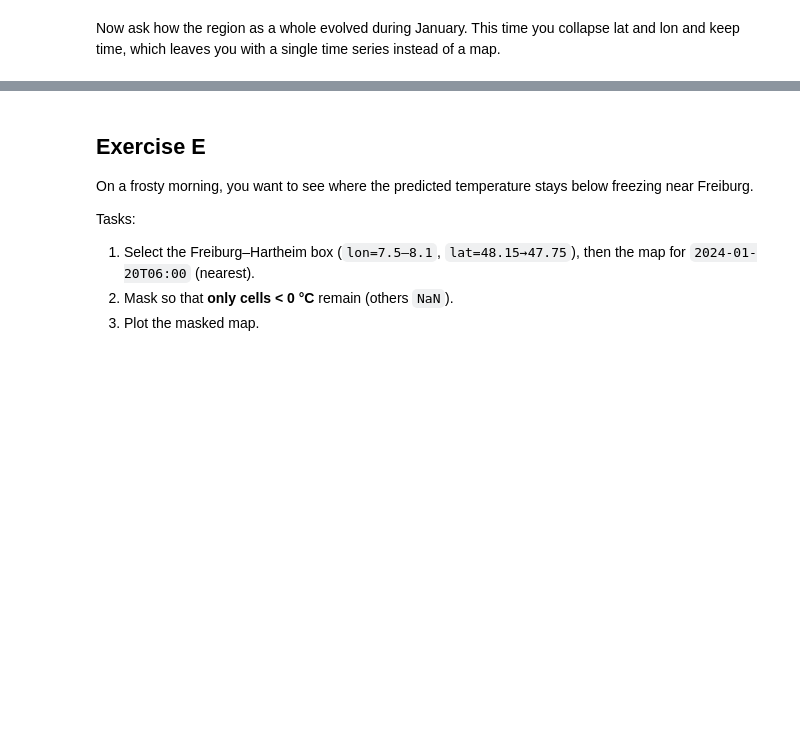
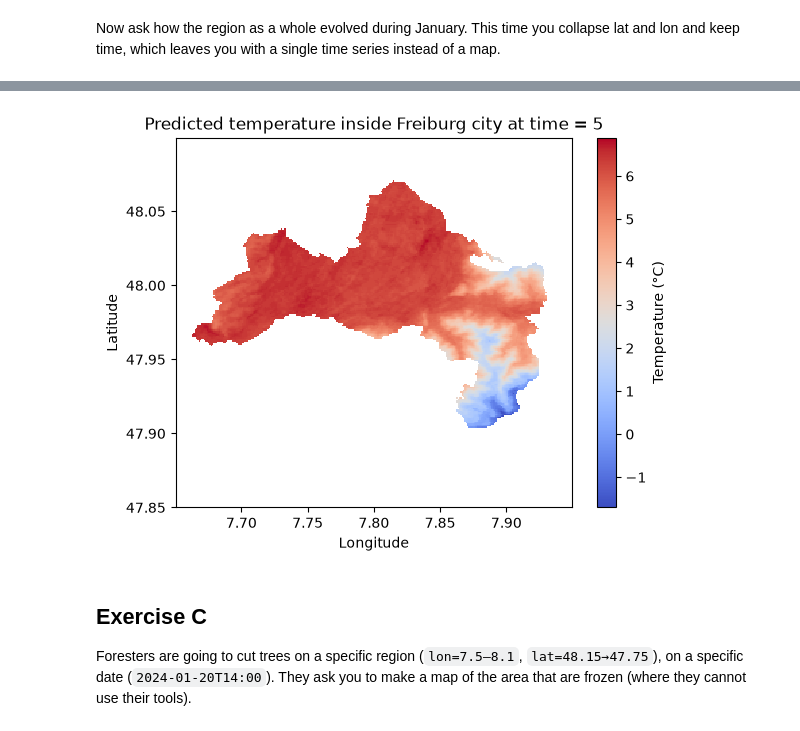
Before and after one commit to future-forests/coding-course, a Jupyter notebook: solution/05-geospatial-data.ipynb, the cells around one changed output, grey strips where cells are left out. Drawn from its saved outputs; the diff is of its cells as text; code cells hidden in the pictures; blank space fills up the shorter version.

```diff
--- a/solution/05-geospatial-data.ipynb
+++ b/solution/05-geospatial-data.ipynb
@@ -246,11 +253,26 @@ plt.show()
+# %%
+InFreiburg = xr.open_dataarray("../processed_data/freiburg_city_mask.nc")
+
+# Zoom in on the city
+LocalBox = Temp.sel(lon=slice(7.65, 7.95), lat=slice(48.1, 47.85))
+
+# Masking
+LocalBoxMasked = LocalBox.where(InFreiburg)
+
+# Select time-step
+CityMap = LocalBoxMasked.isel(time=5)
+
+plt.pcolormesh(CityMap.lon, CityMap.lat, CityMap, cmap="coolwarm", shading="auto")
+plt.colorbar(label="Temperature (°C)")
+plt.title("Predicted temperature inside Freiburg city at time = 5")
+plt.xlabel("Longitude")
+plt.ylabel("Latitude")
+plt.show()
+# %% [output]
+[figure, added]
 # %% [markdown]
-## Exercise E
+## Exercise C
 
-On a frosty morning, you want to see where the predicted temperature stays below freezing near Freiburg.
-
-Tasks:
-1. Select the Freiburg–Hartheim box (`lon=7.5–8.1`, `lat=48.15→47.75`), then the map for `2024-01-20T06:00` (nearest).
-2. Mask so that **only cells < 0 °C** remain (others `NaN`).
-3. Plot the masked map.
+Foresters are going to cut trees on a specific region (`lon=7.5–8.1`, `lat=48.15→47.75`), on a specific date (`2024-01-20T14:00`). They ask you to make a map of the area that are frozen (where they cannot use their tools).
 # %%
 # Solution
```
Also changed, not shown: parts of 38 cells of this notebook, 3 other files.
